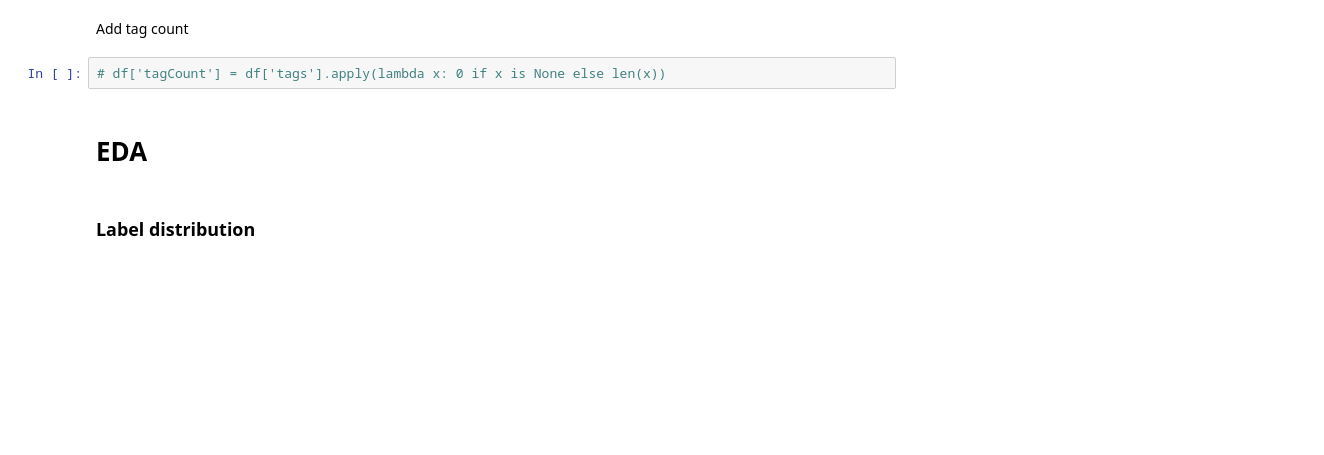
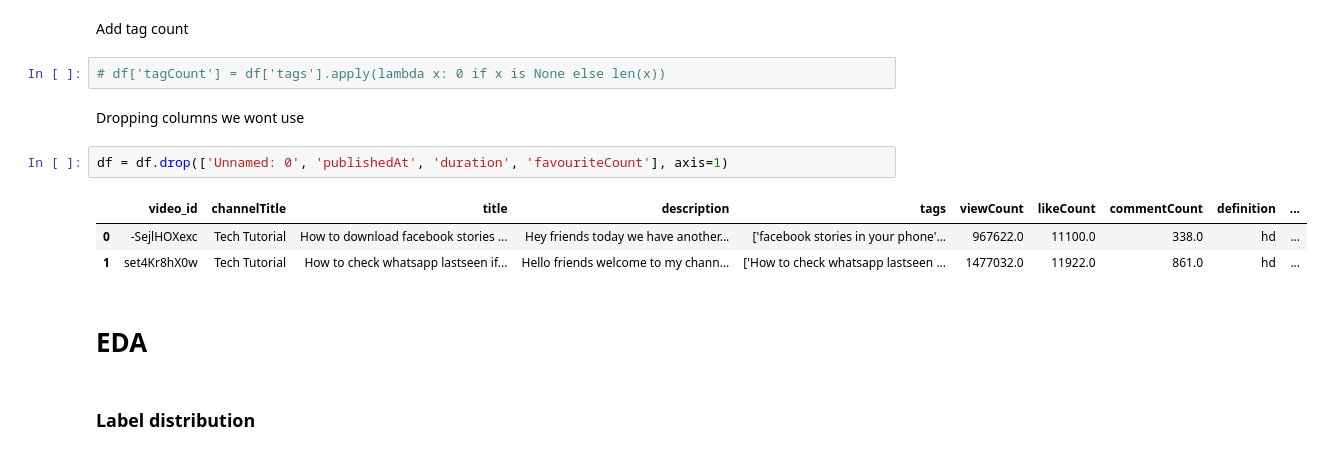
Before and after one commit to mhaln3mi/Youtube-content-quality-classification, a Jupyter notebook: code.ipynb, the cells around one changed output. Saved outputs shown, nothing was run; the diff lists cells and outputs as text; blank space fills up the shorter version.

```diff
--- a/code.ipynb
+++ b/code.ipynb
@@ -98,6 +95,14 @@ df['durationSecs'] = df['durationSecs'].astype('timedelta64[s]')
 Add tag count
 # %%
 # df['tagCount'] = df['tags'].apply(lambda x: 0 if x is None else len(x))
+# %% [markdown]
+Dropping columns we wont use
+# %%
+df = df.drop(['Unnamed: 0', 'publishedAt', 'duration', 'favouriteCount'], axis=1)
+# %% [output]
+|  | video_id | channelTitle | title | description | tags | viewCount | likeCount | commentCount | definition | ... |
+| 0 | -SejlHOXexc | Tech Tutorial | How to download facebook stories ... | Hey friends today we have another... | ['facebook stories in your phone'... | 967622.0 | 11100.0 | 338.0 | hd | ... |
+| 1 | set4Kr8hX0w | Tech Tutorial | How to check whatsapp lastseen if... | Hello friends welcome to my chann... | ['How to check whatsapp lastseen ... | 1477032.0 | 11922.0 | 861.0 | hd | ... |
 # %% [markdown]
 # EDA
 # %% [markdown]
```
Also changed, not shown: parts of 4 cells of this notebook.
